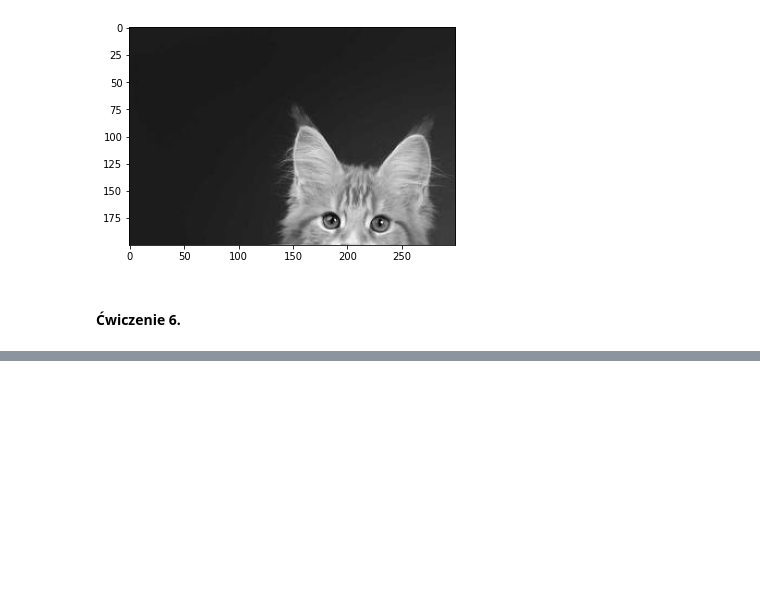
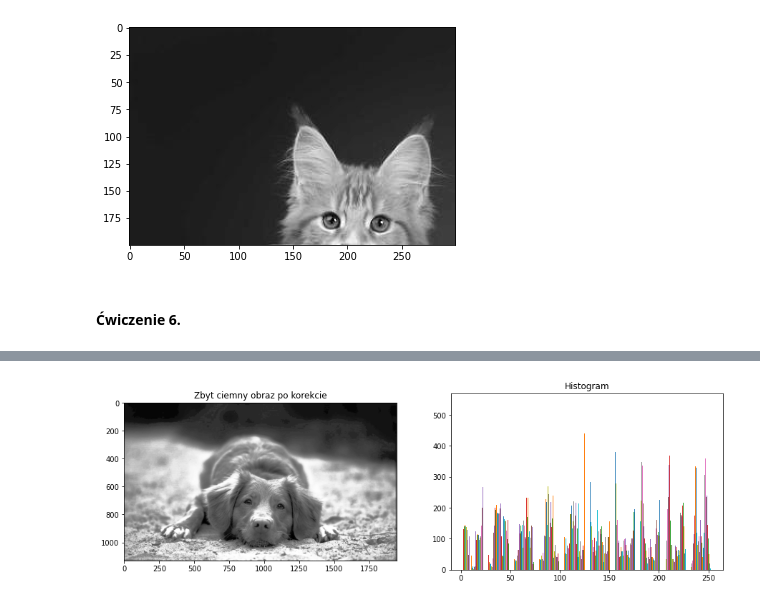
Before and after one commit to magdalena09/CPSiO-lab, a Jupyter notebook: lab2.ipynb, the cells around one changed output, grey strips where cells are left out. Saved outputs shown, nothing was run; the diff lists cells and outputs as text; code cells hidden in the pictures; blank space fills up the shorter version.

```diff
--- a/lab2.ipynb
+++ b/lab2.ipynb
@@ -55,0 +159,29 @@ plt.savefig('cropped_image.jpg')
+# %%
+name = 'dog.jpg'
+image = Image.open(name).convert("L")
+image_dark = np.asarray(image)
+
+plt.figure(figsize=(15,10))
+
+plt.subplot(2,2,1)
+plt.title('Zbyt ciemny obraz')
+plt.imshow(image_dark, cmap='gray', vmin=0, vmax=255)
+
+plt.subplot(2,2,2)
+plt.title("Histogram")
+plt.hist(image_dark)
+plt.show()
+# %%
+plt.figure(figsize=(15,10))
+
+plt.subplot(2,2,1)
+plt.title('Zbyt ciemny obraz po korekcie')
+image_correction = cv.equalizeHist(image_dark)                #wyrównywanie
+plt.imshow(image_correction, cmap='gray', vmin=0, vmax=255)
+
+plt.subplot(2,2,2)
+plt.title("Histogram")
+plt.hist(image_correction)
+plt.show()
+# %% [output]
+[figure, added]
```
Also changed, not shown: parts of 11 cells of this notebook, 2 other files.
